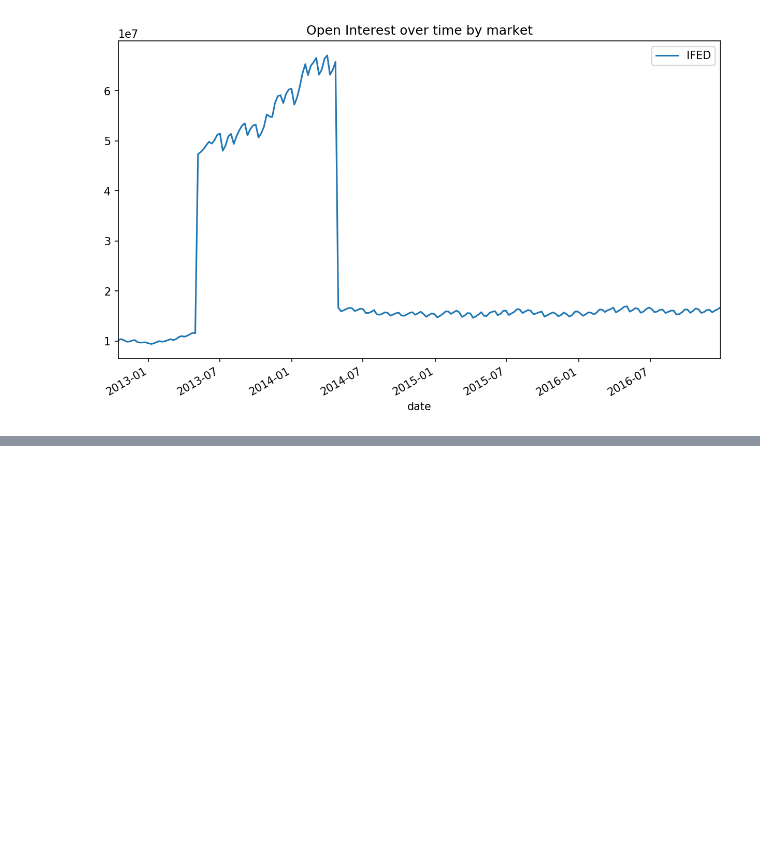
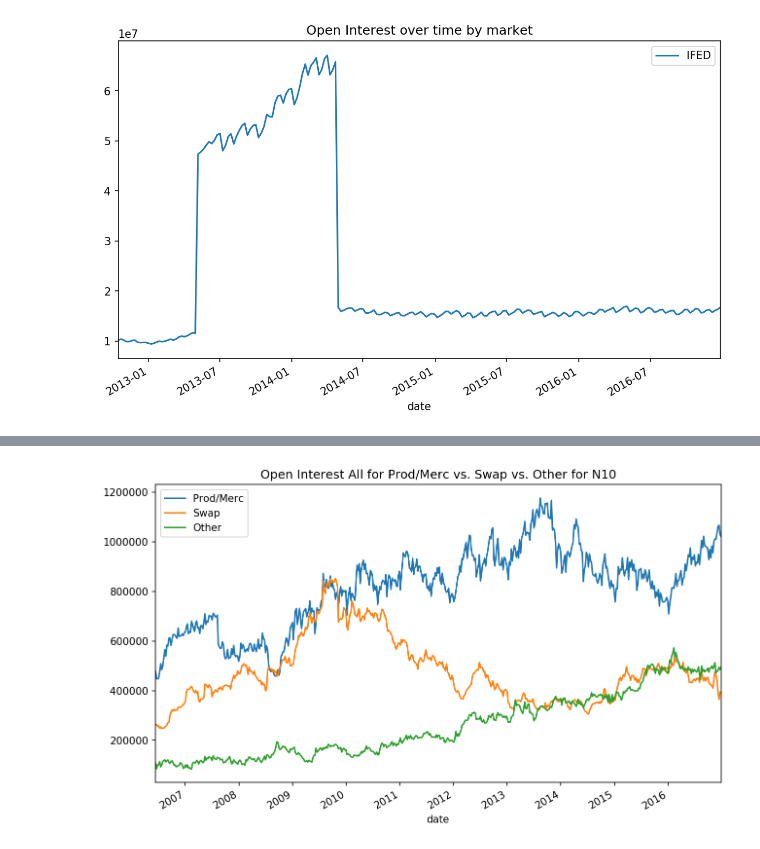
Before and after one commit to gvacaliuc/thehotcommodity, a Jupyter notebook: notebooks/ryan_k-eda.ipynb, the cells around one changed output, grey strips where cells are left out. Saved outputs shown, nothing was run; the diff lists cells and outputs as text; code cells hidden in the pictures; blank space fills up the shorter version.

```diff
--- a/notebooks/ryan_k-eda.ipynb
+++ b/notebooks/ryan_k-eda.ipynb
@@ -183,0 +243,5 @@ To do this, you'll likely need to select a subset of your dataset, transform it
+# %%
+# N10
+plot_prod_merc_swap_other(df, 'N10')
+# %% [output]
+[figure, added]
```
Also changed, not shown: parts of 16 cells of this notebook.
